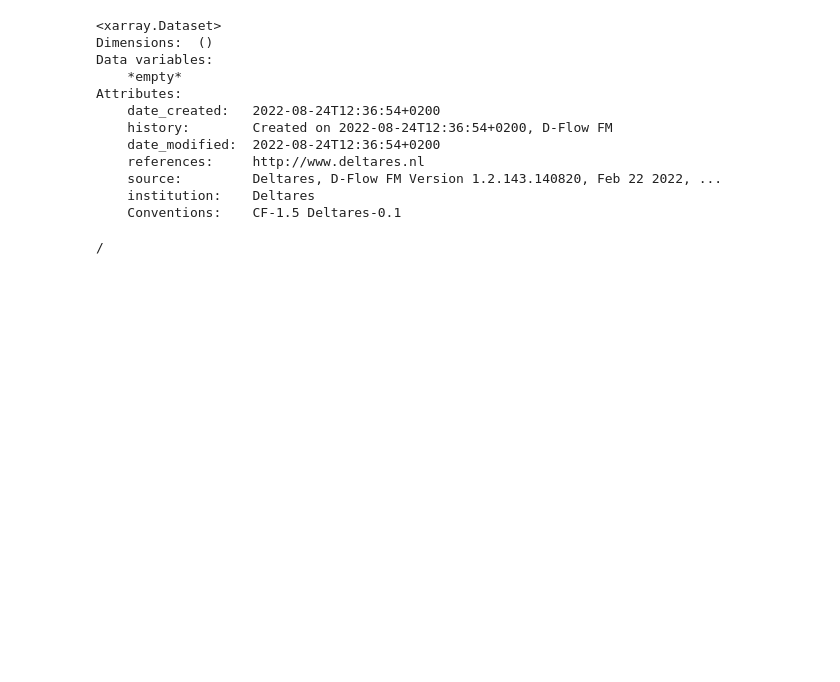
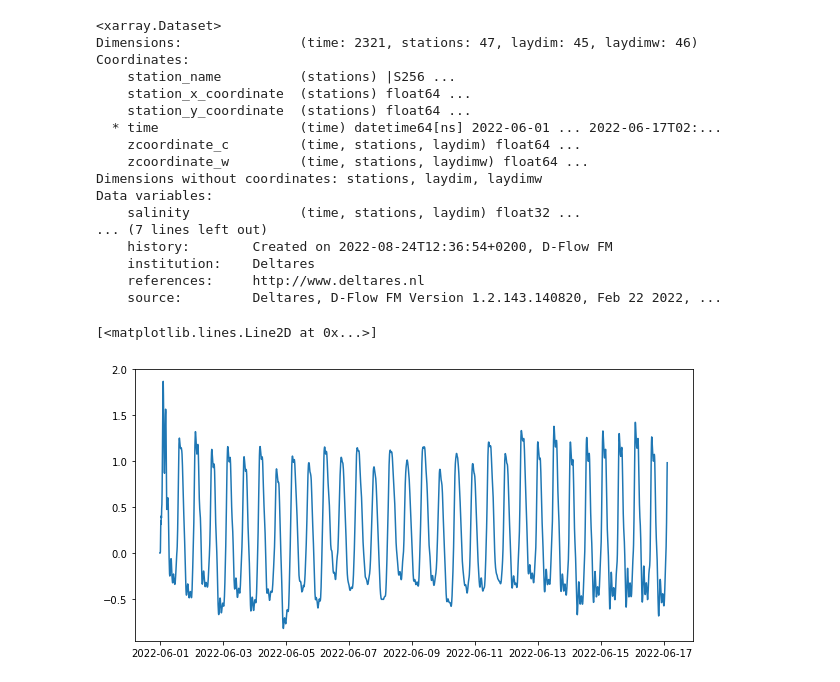
Before and after one commit to robot144/wetwin, a Jupyter notebook: zunormm_data.ipynb, the cells around one changed output. Cells and saved outputs as stored; diff of their text form; code cells hidden in the pictures; blank space fills up the shorter version.

```diff
--- a/zunormm_data.ipynb
+++ b/zunormm_data.ipynb
@@ -10,26 +10,29 @@ import matplotlib.pyplot as plt
 plt.rcParams['figure.figsize'] = [10, 5]
 # %%
 his_url="https://nx7384.your-storageshare.de/apps/sharingpath/wetwin/public/zunormm/ZUNO_his.zarr/"
-his=xr.open_dataset(his_url,engine="zarr",consolidated=False)
+his=xr.open_dataset(his_url,engine="zarr",consolidated=True)
 his
 # %% [output]
 <xarray.Dataset>
-Dimensions:  ()
+Dimensions:               (time: 2321, stations: 47, laydim: 45, laydimw: 46)
+Coordinates:
+    station_name          (stations) |S256 ...
+    station_x_coordinate  (stations) float64 ...
+    station_y_coordinate  (stations) float64 ...
+  * time                  (time) datetime64[ns] 2022-06-01 ... 2022-06-17T02:...
+    zcoordinate_c         (time, stations, laydim) float64 ...
+    zcoordinate_w         (time, stations, laydimw) float64 ...
+Dimensions without coordinates: stations, laydim, laydimw
 Data variables:
-    *empty*
-Attributes:
-    date_created:   2022-08-24T12:36:54+0200
+    salinity              (time, stations, laydim) float32 ...
+... (7 lines left out)
     history:        Created on 2022-08-24T12:36:54+0200, D-Flow FM
-    date_modified:  2022-08-24T12:36:54+0200
+    institution:    Deltares
     references:     http://www.deltares.nl
     source:         Deltares, D-Flow FM Version 1.2.143.140820, Feb 22 2022, ...
-    institution:    Deltares
-    Conventions:    CF-1.5 Deltares-0.1
 # %%
 iloc=0
-plt.plot(his.time[:],his.waterlevel[iloc,:])
+plt.plot(his.time[:],his.waterlevel[:,iloc])
+# %% [output]
+[<matplotlib.lines.Line2D at 0x...>]
+[figure, added]
-# %%
-ff=zarr.open(his_url,mode="r")
-print(ff.tree())
-# %% [output]
-/
```
Also changed, not shown: parts of 3 cells of this notebook, 2 other files.
